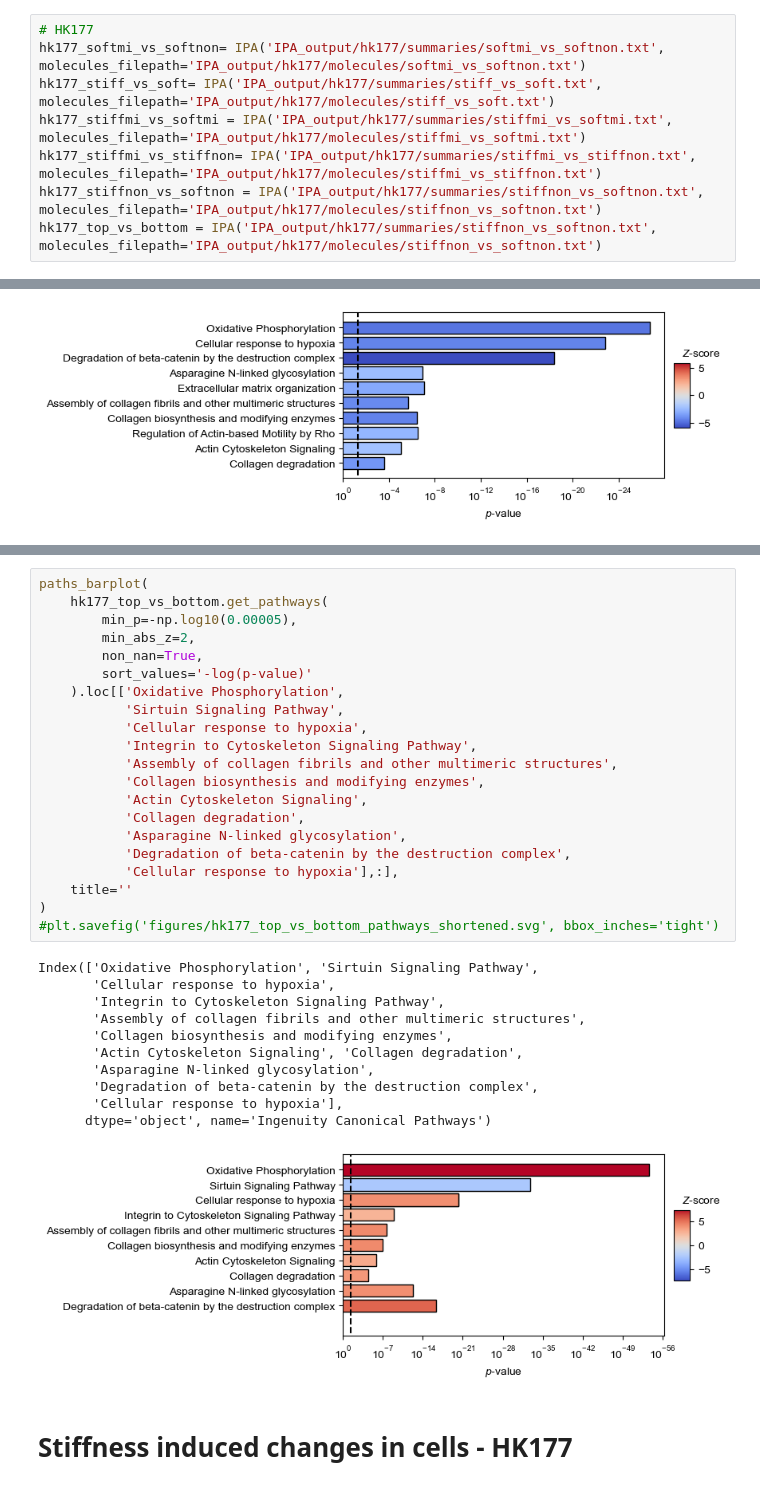
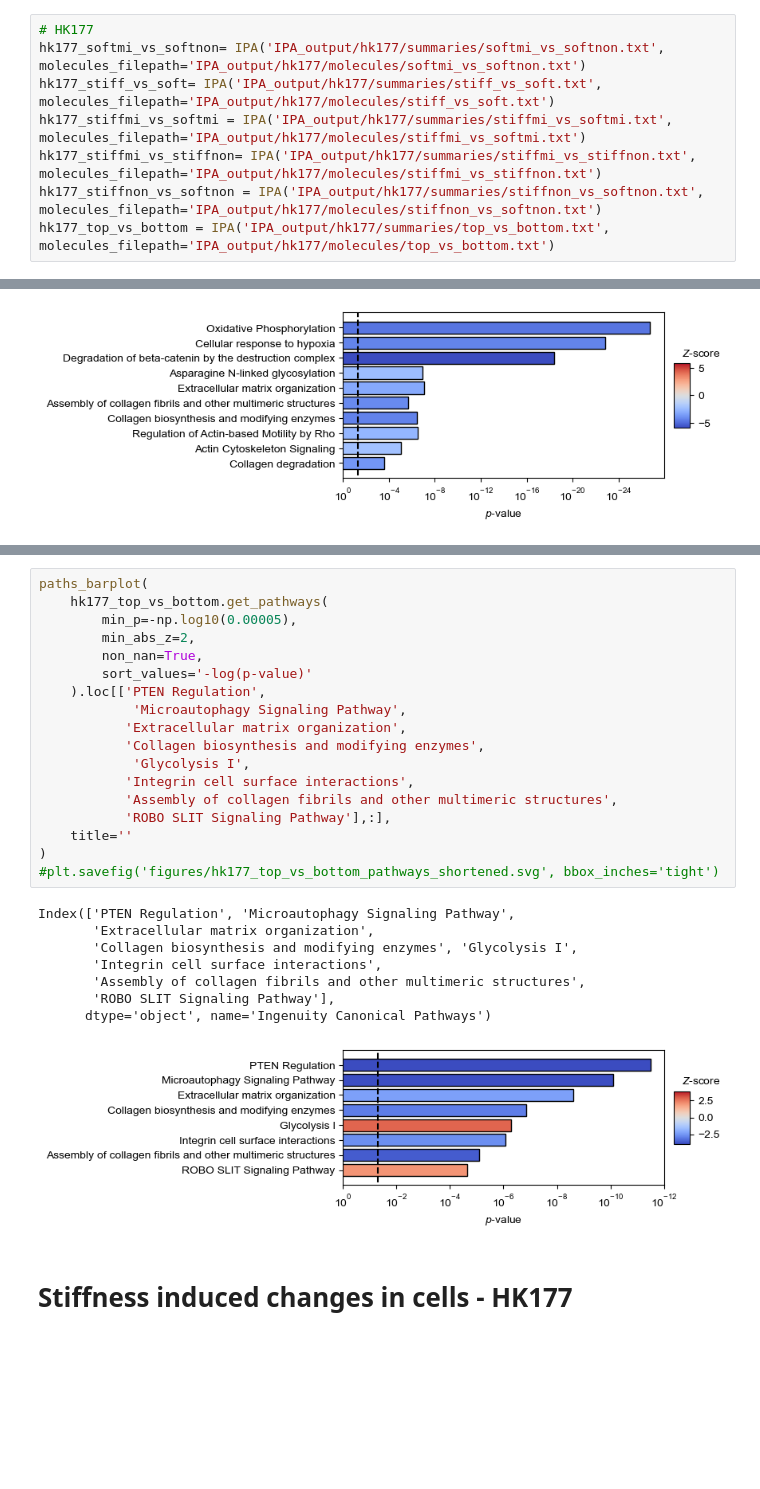
Before and after one commit to taliasanazzaro/Galectin-1_Invasive_Subpopulations, a Jupyter notebook: Sequencing/HK177-GS54_ipa_pathways.ipynb, the cells around one changed output, grey strips where cells are left out. Drawn from its saved outputs; the diff is of its cells as text; blank space fills up the shorter version.

```diff
--- a/Sequencing/HK177-GS54_ipa_pathways.ipynb
+++ b/Sequencing/HK177-GS54_ipa_pathways.ipynb
@@ -340,7 +340,7 @@ hk177_stiff_vs_soft= IPA('IPA_output/hk177/summaries/stiff_vs_soft.txt', molecul
 hk177_stiffmi_vs_softmi = IPA('IPA_output/hk177/summaries/stiffmi_vs_softmi.txt', molecules_filepath='IPA_output/hk177/molecules/stiffmi_vs_softmi.txt')
 hk177_stiffmi_vs_stiffnon= IPA('IPA_output/hk177/summaries/stiffmi_vs_stiffnon.txt', molecules_filepath='IPA_output/hk177/molecules/stiffmi_vs_stiffnon.txt')
 hk177_stiffnon_vs_softnon = IPA('IPA_output/hk177/summaries/stiffnon_vs_softnon.txt', molecules_filepath='IPA_output/hk177/molecules/stiffnon_vs_softnon.txt')
-hk177_top_vs_bottom = IPA('IPA_output/hk177/summaries/stiffnon_vs_softnon.txt', molecules_filepath='IPA_output/hk177/molecules/stiffnon_vs_softnon.txt')
+hk177_top_vs_bottom = IPA('IPA_output/hk177/summaries/top_vs_bottom.txt', molecules_filepath='IPA_output/hk177/molecules/top_vs_bottom.txt')
 # %%
 # GS54
 gs54_softmi_vs_softnon= IPA('IPA_output/gs54/summaries/softmi_vs_softnon.txt', molecules_filepath='IPA_output/gs54/molecules/softmi_vs_softnon.txt')
@@ -571,36 +574,30 @@ Index(['Oxidative Phosphorylation', 'Respiratory electron transport',
 # %%
 paths_barplot(
     hk177_top_vs_bottom.get_pathways(
         min_p=-np.log10(0.00005),
         min_abs_z=2,
         non_nan=True,
         sort_values='-log(p-value)'
-    ).loc[['Oxidative Phosphorylation',
-           'Sirtuin Signaling Pathway',
-           'Cellular response to hypoxia',
-           'Integrin to Cytoskeleton Signaling Pathway',
+    ).loc[['PTEN Regulation',
+            'Microautophagy Signaling Pathway',
+           'Extracellular matrix organization',
+           'Collagen biosynthesis and modifying enzymes',
+            'Glycolysis I',
+           'Integrin cell surface interactions',
            'Assembly of collagen fibrils and other multimeric structures',
-           'Collagen biosynthesis and modifying enzymes',
-           'Actin Cytoskeleton Signaling',
-           'Collagen degradation',
-           'Asparagine N-linked glycosylation',
-           'Degradation of beta-catenin by the destruction complex',
-           'Cellular response to hypoxia'],:],
+           'ROBO SLIT Signaling Pathway'],:],
     title=''
 )
 #plt.savefig('figures/hk177_top_vs_bottom_pathways_shortened.svg', bbox_inches='tight')
 # %% [output]
-Index(['Oxidative Phosphorylation', 'Sirtuin Signaling Pathway',
-       'Cellular response to hypoxia',
-       'Integrin to Cytoskeleton Signaling Pathway',
+Index(['PTEN Regulation', 'Microautophagy Signaling Pathway',
+       'Extracellular matrix organization',
+       'Collagen biosynthesis and modifying enzymes', 'Glycolysis I',
+       'Integrin cell surface interactions',
        'Assembly of collagen fibrils and other multimeric structures',
-       'Collagen biosynthesis and modifying enzymes',
-       'Actin Cytoskeleton Signaling', 'Collagen degradation',
-       'Asparagine N-linked glycosylation',
-       'Degradation of beta-catenin by the destruction complex',
-       'Cellular response to hypoxia'],
+       'ROBO SLIT Signaling Pathway'],
       dtype='object', name='Ingenuity Canonical Pathways')
-[figure, old version]
+[figure, new version]
 # %% [markdown]
 # Stiffness induced changes in cells - HK177
 # %%
```
Also changed, not shown: parts of 6 cells of this notebook, 2 other files.
